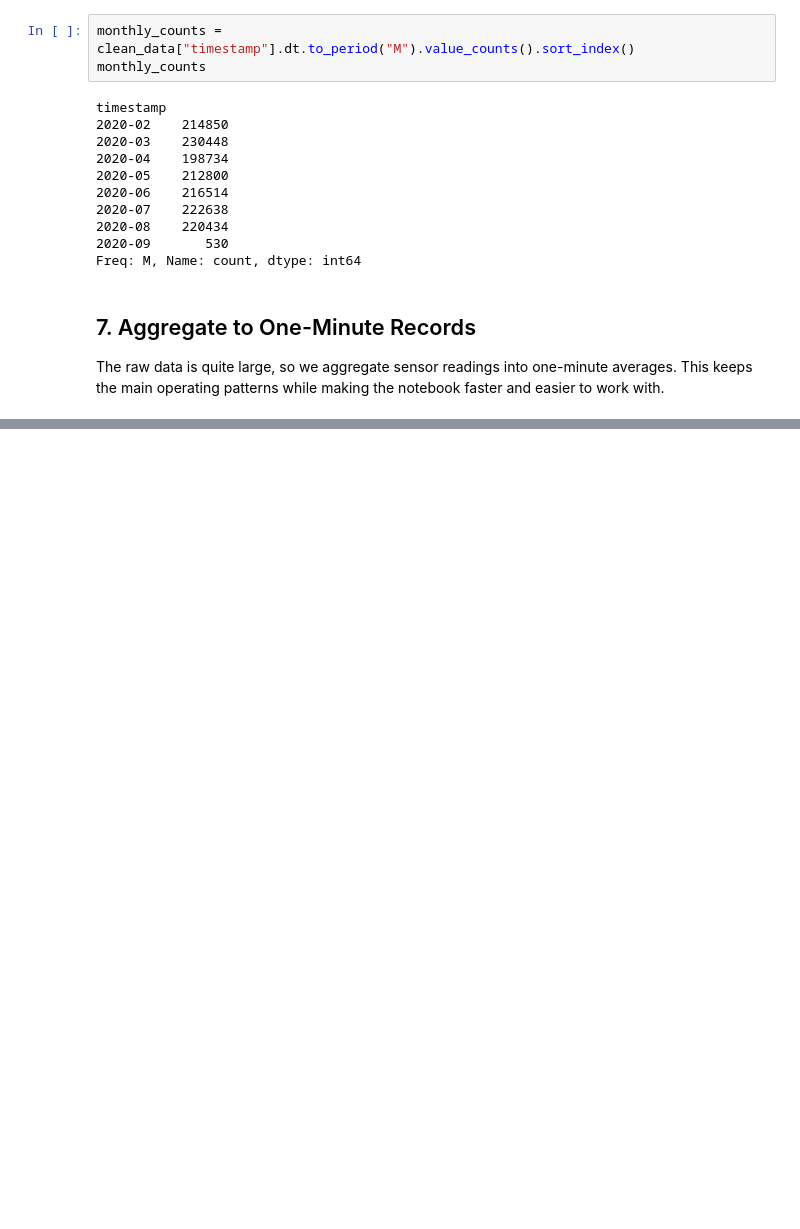
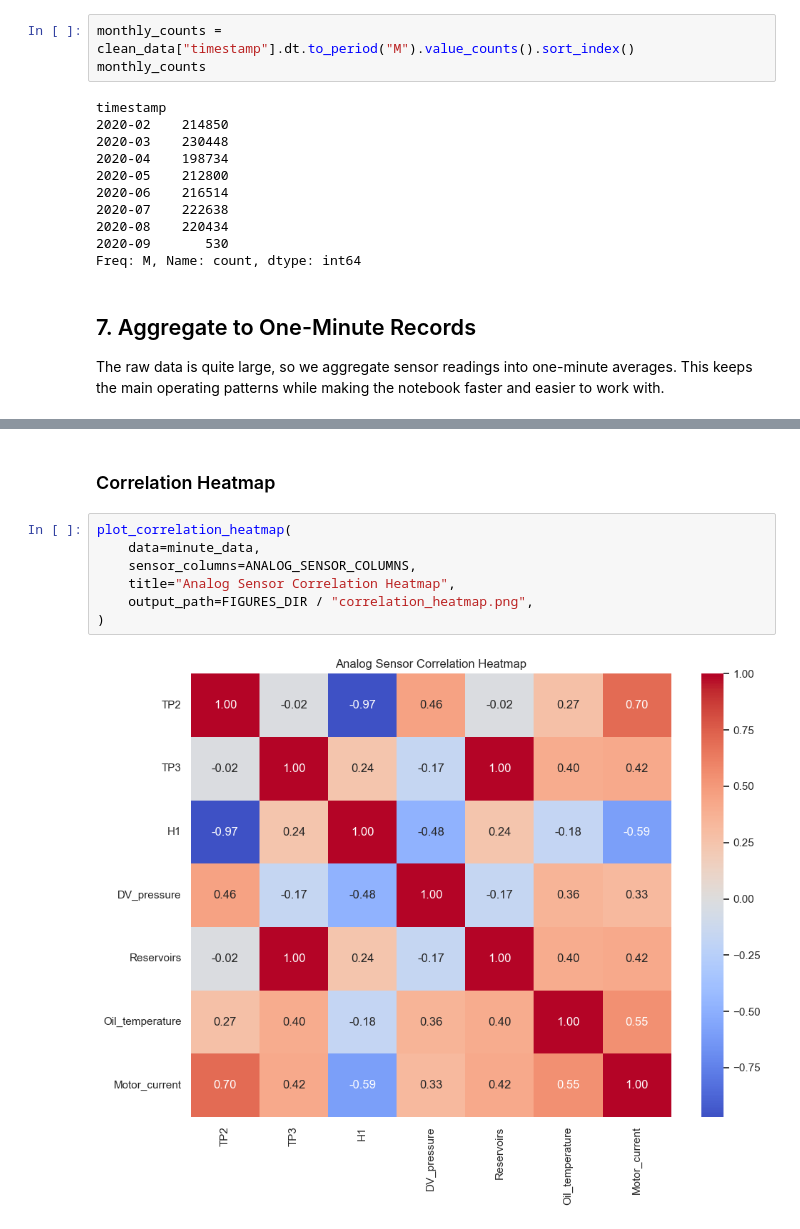
Before and after one commit to kamil-kucharski/railway-telemetry-anomaly-detection, a Jupyter notebook: notebooks/01_metroguard_telemetry_analysis.ipynb, the cells around one changed output, grey strips where cells are left out. Saved outputs shown, nothing was run; the diff lists cells and outputs as text; blank space fills up the shorter version.

```diff
--- a/notebooks/01_metroguard_telemetry_analysis.ipynb
+++ b/notebooks/01_metroguard_telemetry_analysis.ipynb
@@ -267,0 +326,11 @@ minute_data.describe().T
+# %% [markdown]
+### Correlation Heatmap
+# %%
+plot_correlation_heatmap(
+    data=minute_data,
+    sensor_columns=ANALOG_SENSOR_COLUMNS,
+    title="Analog Sensor Correlation Heatmap",
+    output_path=FIGURES_DIR / "correlation_heatmap.png",
+)
+# %% [output]
+[figure, added]
```
Also changed, not shown: parts of 11 cells of this notebook, 6 other files.
